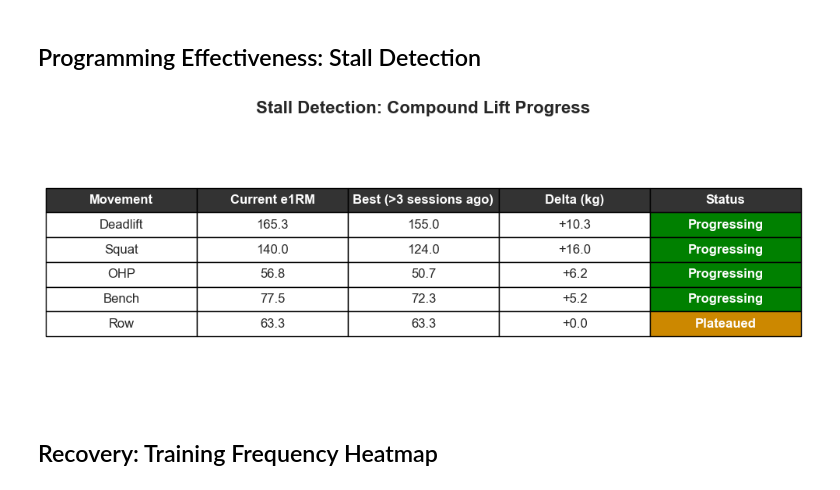
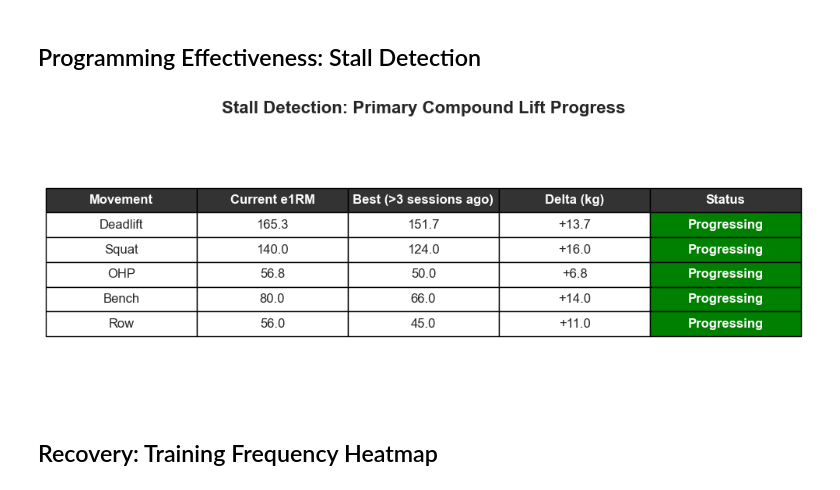
Before and after one commit to JonesRobM/Lifting-Tracking, a Jupyter notebook: notebooks/update_log.ipynb, the cells around one changed output. Drawn from its saved outputs; the diff is of its cells as text; code cells hidden in the pictures.

```diff
--- a/notebooks/update_log.ipynb
+++ b/notebooks/update_log.ipynb
@@ -229,6 +251,7 @@ def load_and_prepare_data(data_dir=DATA_DIR, excel_filename=EXCEL_FILE):
     # Calculate derived metrics
     df["Family"] = df["Movement"].apply(map_movement_to_family)
     df["e1RM"] = df["Load_kg"] * (1 + df["Reps"] / 30)
+    df["is_primary"] = df["Movement"].isin(PRIMARY_MOVEMENTS)
 
     if "Volume_Load" not in df.columns:
         df["Volume_Load"] = df["Load_kg"] * df["Reps"]
@@ -781,19 +814,22 @@ Run                               0.0kg  (0.0kg x 0)  [2026-01-26]
 # %%
 from scipy import stats as scipy_stats
 
+# key_compounds maps a display label to the list of PRIMARY_MOVEMENTS to include.
+# Using exact match so RDL / front squat variations don't inflate compound trendlines.
 key_compounds = {
-    "Deadlift": "Deadlift",
-    "Squat": "Squat",
-    "OHP": "Overhead Press|OHP",
-    "Bench": "Bench",
-    "Row": "Row"
+    "Deadlift":       ["Deadlift", "Zercher Deadlift"],
+    "Squat":          ["Back Squat", "Squat", "Squats", "Front Squat", "Zercher Squat", "Pause Squat"],
+    "OHP":            ["Overhead Press", "Standing OHP", "Standing Overhead Press",
+                       "Behind the Neck Press", "Standing BTN Press"],
+    "Bench":          ["Bench Press", "Barbell Bench Press", "Incline BB Press"],
+    "Row":            ["Bent over Barbell Rows", "Bent over barbell row", "Bent Over Row"],
 }
 
 fig, ax = plt.subplots(figsize=(14, 8))
 colors = plt.cm.tab10(np.linspace(0, 1, len(key_compounds)))
 
-for (label, pattern), color in zip(key_compounds.items(), colors):
-    move_df = df[df["Movement"].str.contains(pattern, case=False, na=False)]
+for (label, movements), color in zip(key_compounds.items(), colors):
+    move_df = df[df["Movement"].isin(movements)]
     if move_df.empty:
         continue
     best_per_session = move_df.groupby("Date")["e1RM"].max().reset_index()
@@ -812,7 +848,6 @@ for (label, pattern), color in zip(key_compounds.items(), colors):
     trend_y = slope * x_num + intercept
     ax.plot(best_per_session["Date"], trend_y, linestyle="--", color=color, alpha=0.5, linewidth=1.5)
 
-    # Annotate with kg/week
     kg_per_week = slope * 7
     ax.annotate(f"{kg_per_week:+.1f} kg/wk",
                 xy=(best_per_session["Date"].iloc[-1], trend_y[-1]),
@@ -821,7 +856,7 @@ for (label, pattern), color in zip(key_compounds.items(), colors):
 
 ax.set_xlabel("Date")
 ax.set_ylabel("Estimated 1RM (kg)")
-ax.set_title("Rate of Progression: e1RM Trend by Compound")
+ax.set_title("Rate of Progression: e1RM Trend (Primary Movements Only)")
 ax.legend(loc="upper left", framealpha=0.9)
 ax.tick_params(axis="x", rotation=45)
 plt.tight_layout()
@@ -910,13 +946,14 @@ plt.show()
 # %% [markdown]
 ## Programming Effectiveness: Stall Detection
 # %%
-# Stall detection: compare current best e1RM vs best from 3 sessions ago
+# Stall detection: compare current best e1RM vs best from LOOKBACK_SESSIONS ago
+# Uses key_compounds (list-based, primary movements only) from rate-of-progression cell.
 LOOKBACK_SESSIONS = 3
 session_dates = sorted(df["Date"].unique())
 
 stall_data = []
-for label, pattern in key_compounds.items():
-    move_df = df[df["Movement"].str.contains(pattern, case=False, na=False)]
+for label, movements in key_compounds.items():
+    move_df = df[df["Movement"].isin(movements)]
     if move_df.empty:
         continue
 
@@ -943,37 +980,35 @@ for label, pattern in key_compounds.items():
         "Delta": f"{delta:+.1f}",
         "Status": status,
         "color": color
     })
 
 # Display as colored table
 fig, ax = plt.subplots(figsize=(10, len(stall_data) * 0.6 + 1))
 ax.axis("off")
 
 col_labels = ["Movement", "Current e1RM", f"Best (>{LOOKBACK_SESSIONS} sessions ago)", "Delta (kg)", "Status"]
 cell_text = [[d["Movement"], d["Current e1RM"], d["Previous e1RM"], d["Delta"], d["Status"]] for d in stall_data]
 cell_colors = [["white", "white", "white", "white", d["color"]] for d in stall_data]
 
 table = ax.table(cellText=cell_text, colLabels=col_labels, loc="center", cellLoc="center")
 table.auto_set_font_size(False)
 table.set_fontsize(12)
 table.scale(1, 1.8)
 
-# Color the status cells
 for i, d in enumerate(stall_data):
     table[i + 1, 4].set_facecolor(d["color"])
     table[i + 1, 4].set_text_props(color="white", fontweight="bold")
 
-# Bold headers
 for j in range(len(col_labels)):
     table[0, j].set_text_props(fontweight="bold")
     table[0, j].set_facecolor("#333333")
     table[0, j].set_text_props(color="white", fontweight="bold")
 
-ax.set_title("Stall Detection: Compound Lift Progress", fontsize=16, fontweight="bold", pad=20)
+ax.set_title("Stall Detection: Primary Compound Lift Progress", fontsize=16, fontweight="bold", pad=20)
 plt.tight_layout()
 plt.show()
 # %% [output]
-[figure, old version]
+[figure, new version]
 # %% [markdown]
 ## Recovery: Training Frequency Heatmap
 # %%
```
Also changed, not shown: parts of 31 cells of this notebook, 10 other files.
